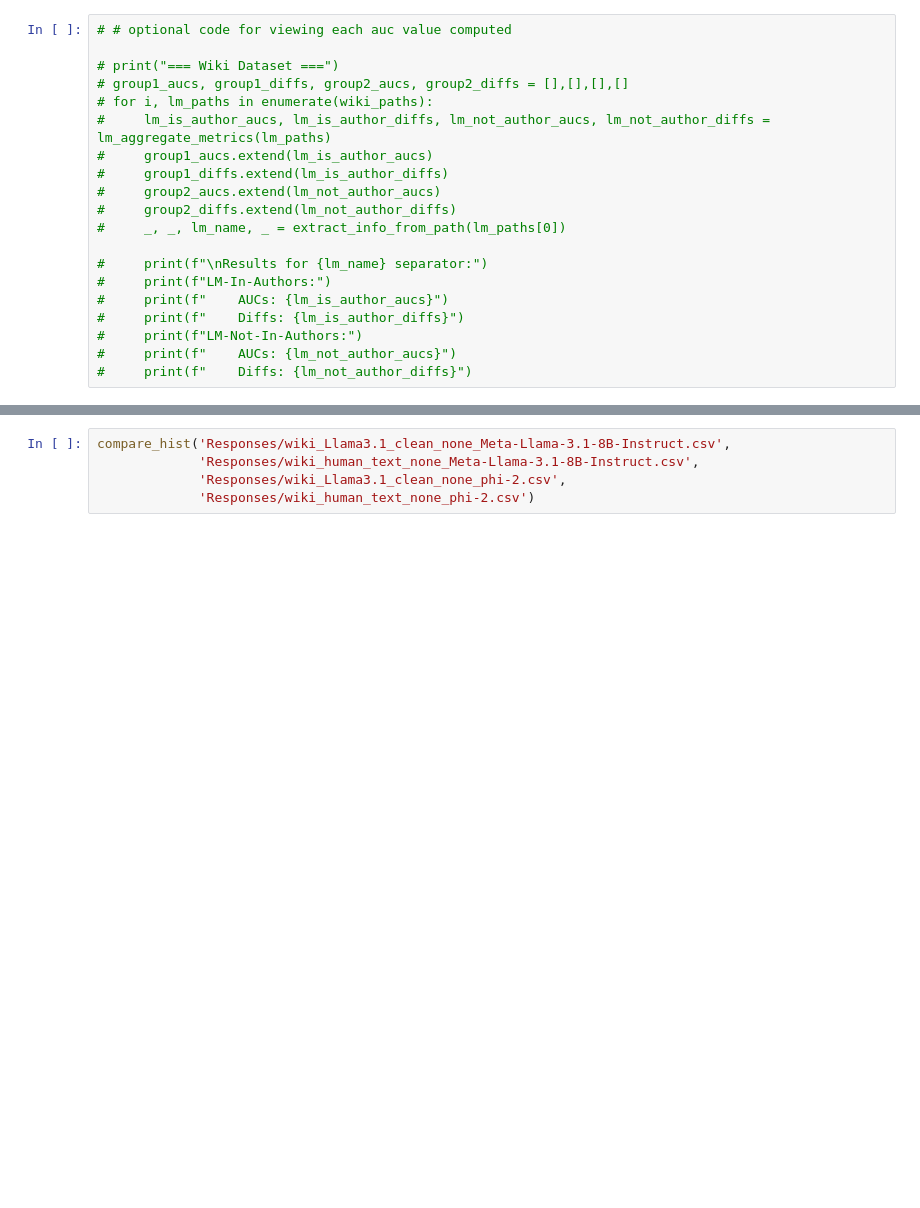
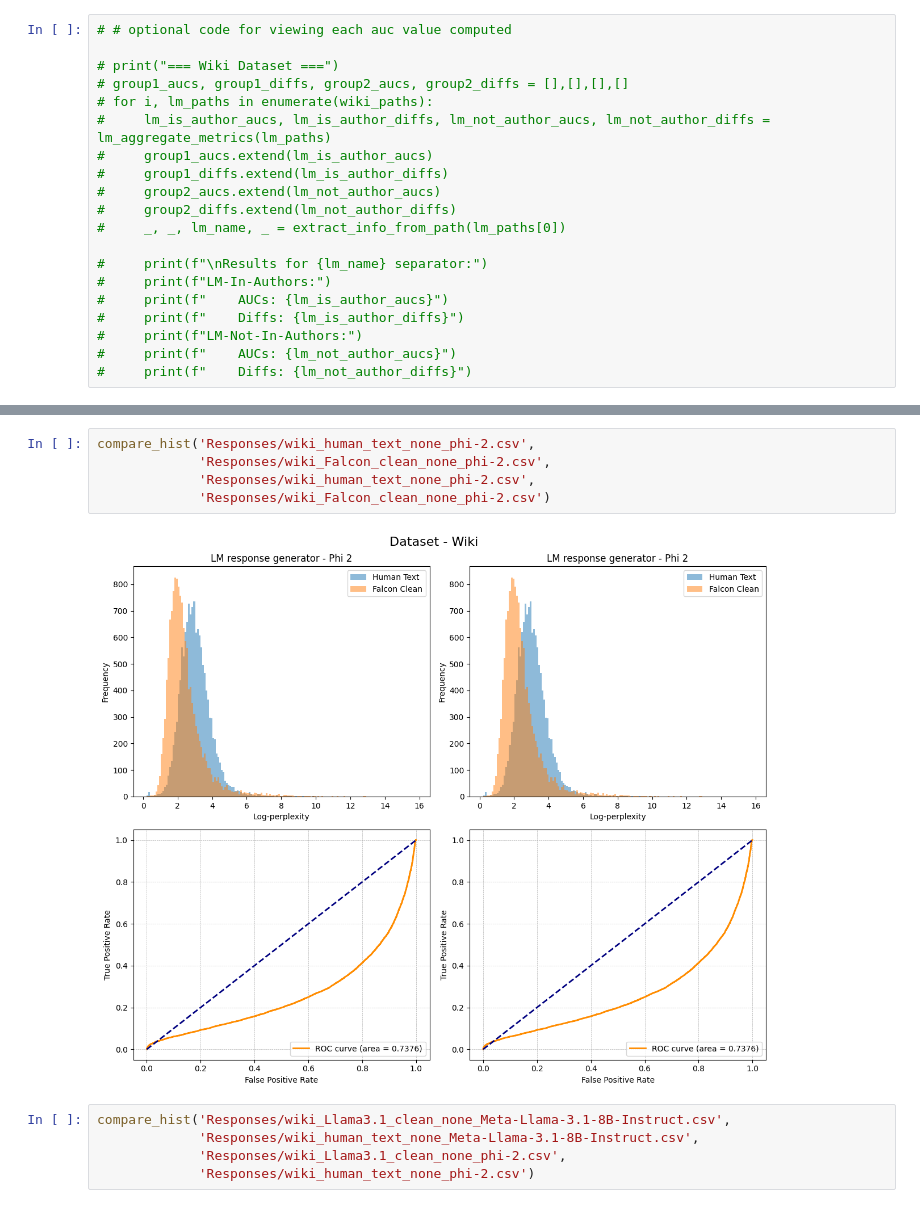
Before and after one commit to AdamVinestock/NLP-Authorship-Attribution, a Jupyter notebook: analyze_response.ipynb, the cells around one changed output, grey strips where cells are left out. Saved outputs shown, nothing was run; the diff lists cells and outputs as text; blank space fills up the shorter version.

```diff
--- a/analyze_response.ipynb
+++ b/analyze_response.ipynb
@@ -189,3 +218,10 @@ compare_human_to_llm(abstracts_paths)
+# %%
+compare_hist('Responses/wiki_human_text_none_phi-2.csv',
+             'Responses/wiki_Falcon_clean_none_phi-2.csv',
+             'Responses/wiki_human_text_none_phi-2.csv',
+             'Responses/wiki_Falcon_clean_none_phi-2.csv')
+# %% [output]
+[figure, added]
 # %%
 compare_hist('Responses/wiki_Llama3.1_clean_none_Meta-Llama-3.1-8B-Instruct.csv',
              'Responses/wiki_human_text_none_Meta-Llama-3.1-8B-Instruct.csv',
```
Also changed, not shown: parts of 3 cells of this notebook, 7 other files.
